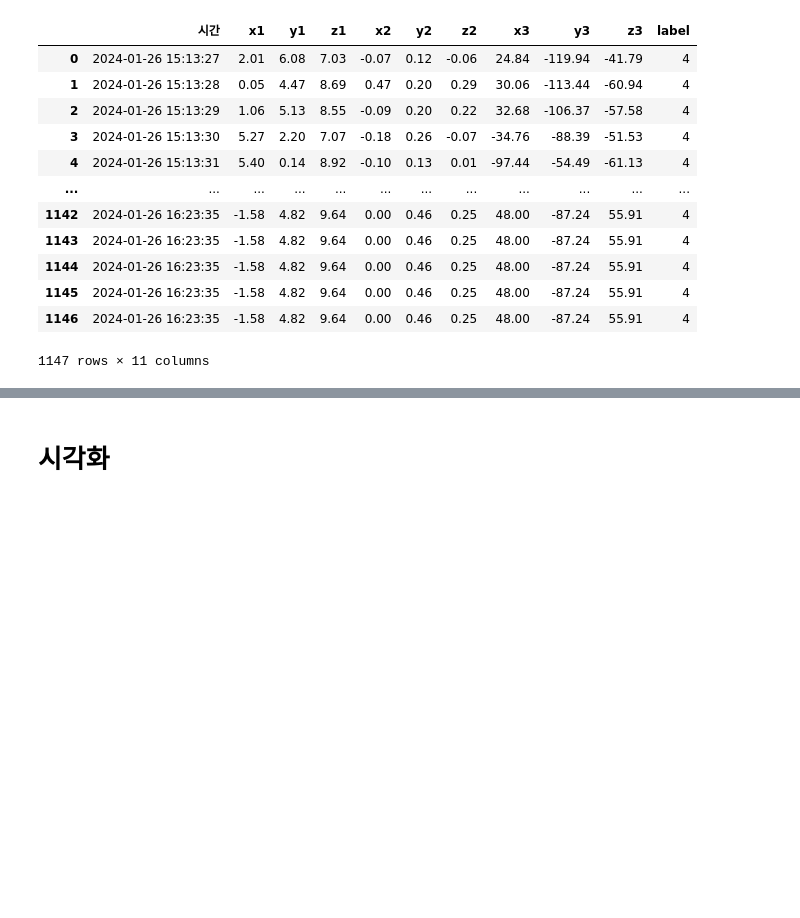
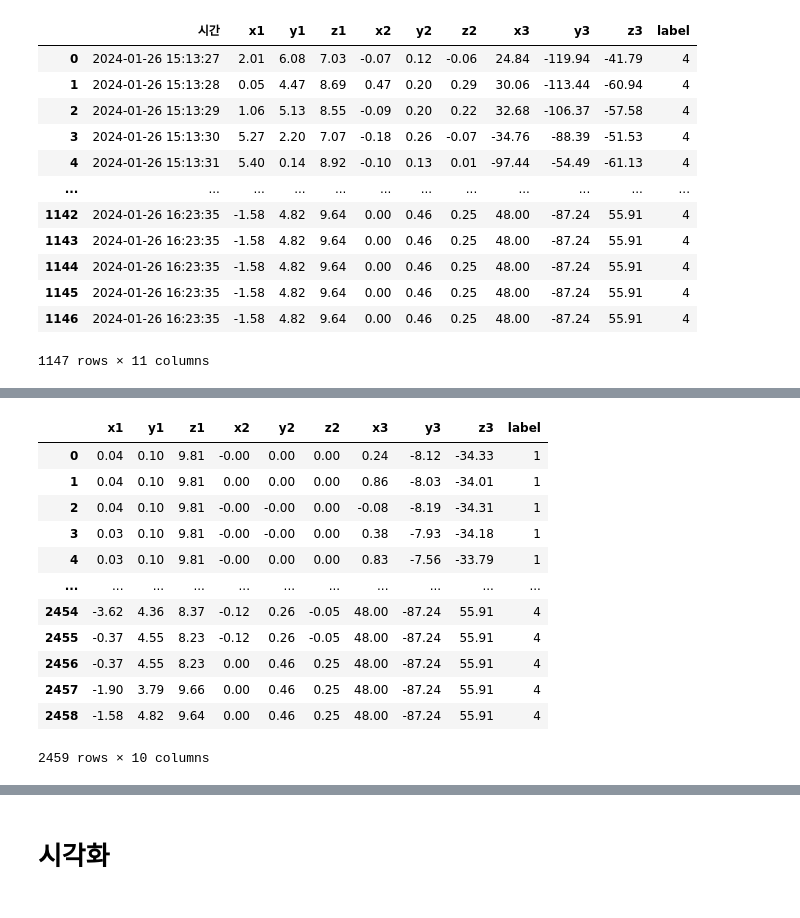
Before and after one commit to tukcomCD2024/YooDoRi, a Jupyter notebook: ai/Movement_status_classification.ipynb, the cells around one changed output, grey strips where cells are left out. Drawn from its saved outputs; the diff is of its cells as text; code cells hidden in the pictures; blank space fills up the shorter version.

```diff
--- a/ai/Movement_status_classification.ipynb
+++ b/ai/Movement_status_classification.ipynb
@@ -246,0 +268,18 @@ df_combined = df_combined.drop(['시간'], axis=1)
+# %%
+df_combined = df_combined.drop_duplicates(ignore_index=True)
+
+df_combined
+# %% [output]
+|  | x1 | y1 | z1 | x2 | y2 | z2 | x3 | y3 | z3 | label |
+| 0 | 0.04 | 0.10 | 9.81 | -0.00 | 0.00 | 0.00 | 0.24 | -8.12 | -34.33 | 1 |
+| 1 | 0.04 | 0.10 | 9.81 | 0.00 | 0.00 | 0.00 | 0.86 | -8.03 | -34.01 | 1 |
+| 2 | 0.04 | 0.10 | 9.81 | -0.00 | -0.00 | 0.00 | -0.08 | -8.19 | -34.31 | 1 |
+| 3 | 0.03 | 0.10 | 9.81 | -0.00 | -0.00 | 0.00 | 0.38 | -7.93 | -34.18 | 1 |
+| 4 | 0.03 | 0.10 | 9.81 | -0.00 | 0.00 | 0.00 | 0.83 | -7.56 | -33.79 | 1 |
+| ... | ... | ... | ... | ... | ... | ... | ... | ... | ... | ... |
+| 2454 | -3.62 | 4.36 | 8.37 | -0.12 | 0.26 | -0.05 | 48.00 | -87.24 | 55.91 | 4 |
+| 2455 | -0.37 | 4.55 | 8.23 | -0.12 | 0.26 | -0.05 | 48.00 | -87.24 | 55.91 | 4 |
+| 2456 | -0.37 | 4.55 | 8.23 | 0.00 | 0.46 | 0.25 | 48.00 | -87.24 | 55.91 | 4 |
+| 2457 | -1.90 | 3.79 | 9.66 | 0.00 | 0.46 | 0.25 | 48.00 | -87.24 | 55.91 | 4 |
+| 2458 | -1.58 | 4.82 | 9.64 | 0.00 | 0.46 | 0.25 | 48.00 | -87.24 | 55.91 | 4 |
+2459 rows × 10 columns
```
Also changed, not shown: parts of 26 cells of this notebook, 1 other file.
